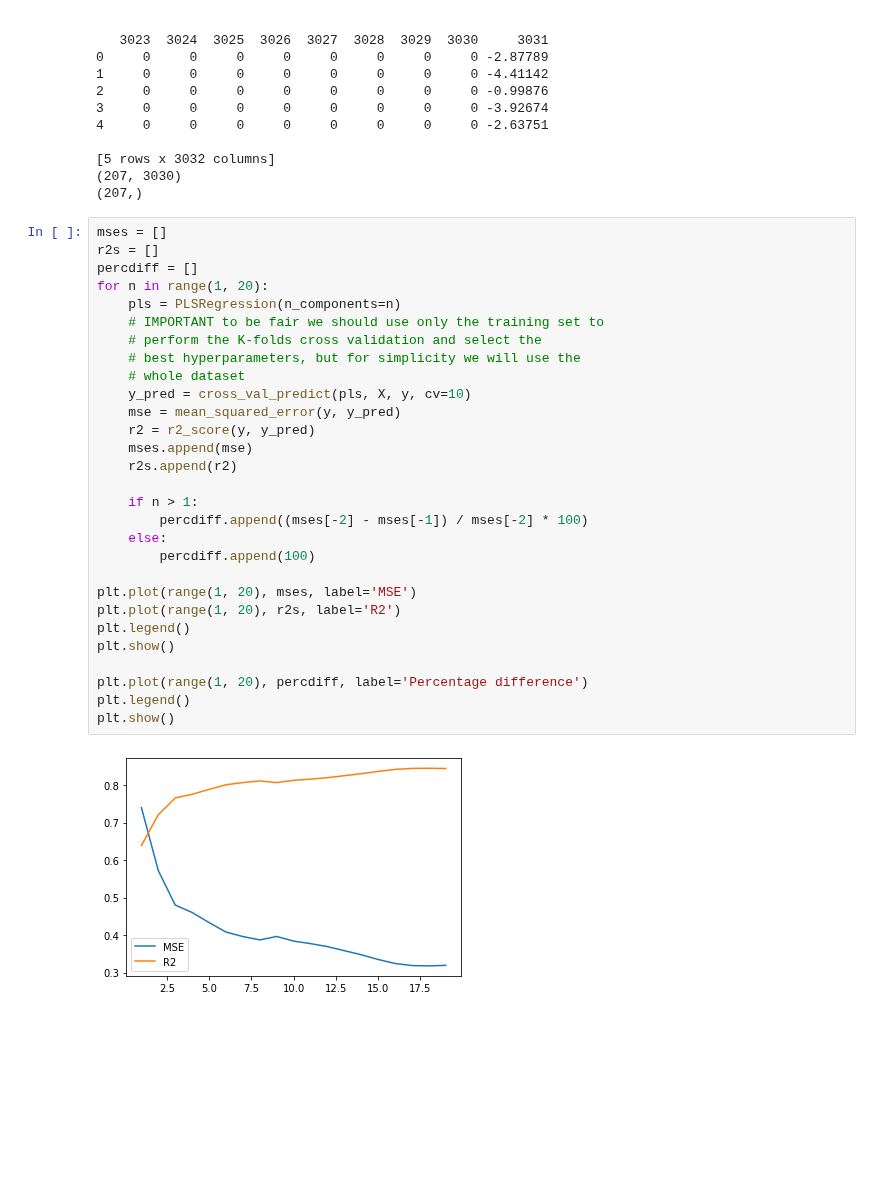
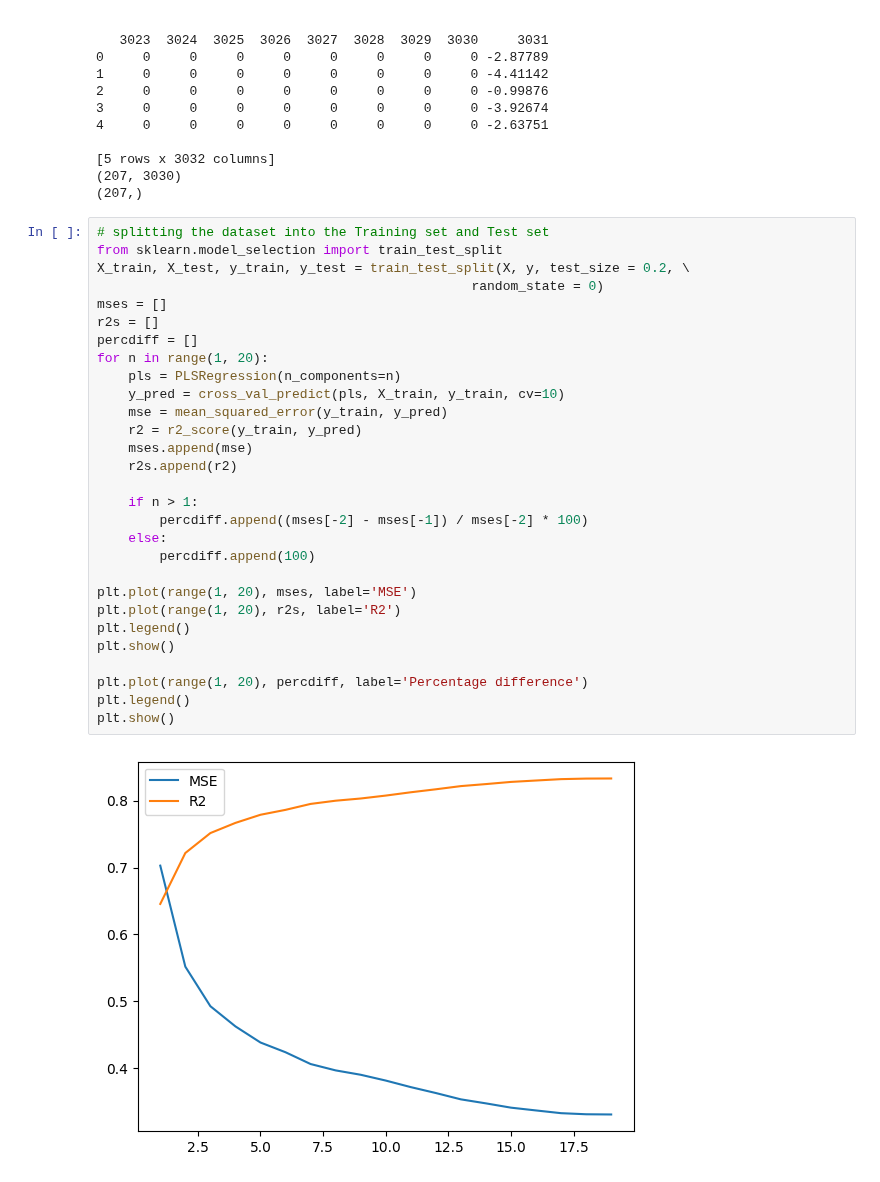
Before and after one commit to lstorchi/ML_Teaching, a Jupyter notebook: 5_pls.ipynb, the cells around one changed output. Drawn from its saved outputs; the diff is of its cells as text; blank space fills up the shorter version.

```diff
--- a/5_pls.ipynb
+++ b/5_pls.ipynb
@@ -31,33 +31,33 @@ print(y.shape)
 (207, 3030)
 (207,)
 # %%
+# splitting the dataset into the Training set and Test set
+from sklearn.model_selection import train_test_split
+X_train, X_test, y_train, y_test = train_test_split(X, y, test_size = 0.2, \
+                                                random_state = 0)
 mses = []
 r2s = []
 percdiff = []
 for n in range(1, 20):
     pls = PLSRegression(n_components=n)
-    # IMPORTANT to be fair we should use only the training set to
-    # perform the K-folds cross validation and select the
-    # best hyperparameters, but for simplicity we will use the
-    # whole dataset
-    y_pred = cross_val_predict(pls, X, y, cv=10)
-    mse = mean_squared_error(y, y_pred)
-    r2 = r2_score(y, y_pred)
+    y_pred = cross_val_predict(pls, X_train, y_train, cv=10)
+    mse = mean_squared_error(y_train, y_pred)
+    r2 = r2_score(y_train, y_pred)
     mses.append(mse)
     r2s.append(r2)
 
     if n > 1:
         percdiff.append((mses[-2] - mses[-1]) / mses[-2] * 100)
     else:
         percdiff.append(100)
 
 plt.plot(range(1, 20), mses, label='MSE')
 plt.plot(range(1, 20), r2s, label='R2')
 plt.legend()
 plt.show()
 
 plt.plot(range(1, 20), percdiff, label='Percentage difference')
 plt.legend()
 plt.show()
 # %% [output]
-[figure, old version]
+[figure, new version]
```
Also changed, not shown: parts of 3 cells of this notebook, 2 other files.
